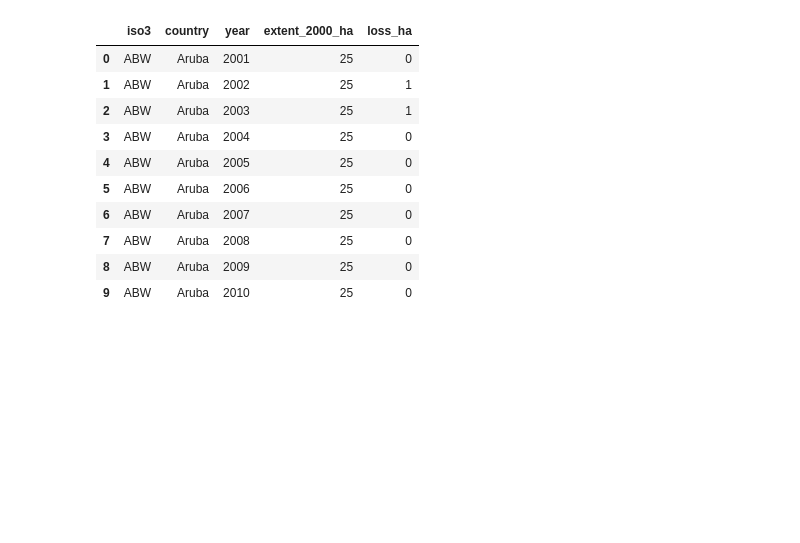
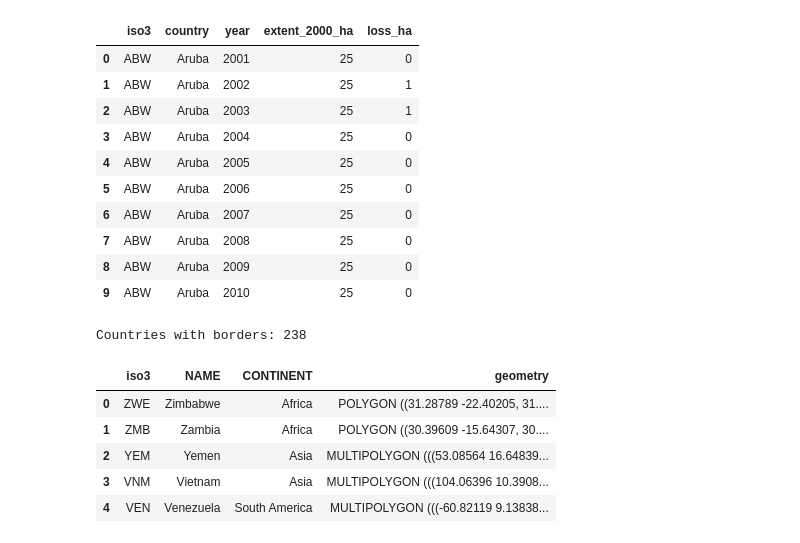
Before and after one commit to AndrewEberhardt/DataScienceProject, a Jupyter notebook: notebooks/1-Forest-Loss.ipynb, the cells around one changed output. Cells and saved outputs as stored; diff of their text form; code cells hidden in the pictures; blank space fills up the shorter version.

```diff
--- a/notebooks/1-Forest-Loss.ipynb
+++ b/notebooks/1-Forest-Loss.ipynb
@@ -185,0 +190,22 @@ Duplicated country-years: 0
+# %%
+import geopandas as gpd
+from shapely.geometry import box
+
+url_borders = ("https://raw.githubusercontent.com/nvkelso/natural-earth-vector/"
+               "master/geojson/ne_50m_admin_0_countries.geojson")
+world = gpd.read_file(url_borders)
+
+world = world[["ISO_A3_EH", "NAME", "CONTINENT", "geometry"]]
+world = world.rename(columns={"ISO_A3_EH": "iso3"})
+world = world[world["iso3"] != "-99"].reset_index(drop=True)
+
+print("Countries with borders:", len(world))
+world.head()
+# %% [output]
+Countries with borders: 238
+|  | iso3 | NAME | CONTINENT | geometry |
+| 0 | ZWE | Zimbabwe | Africa | POLYGON ((31.28789 -22.40205, 31.... |
+| 1 | ZMB | Zambia | Africa | POLYGON ((30.39609 -15.64307, 30.... |
+| 2 | YEM | Yemen | Asia | MULTIPOLYGON (((53.08564 16.64839... |
+| 3 | VNM | Vietnam | Asia | MULTIPOLYGON (((104.06396 10.3908... |
+| 4 | VEN | Venezuela | South America | MULTIPOLYGON (((-60.82119 9.13838... |
```
Also changed, not shown: parts of 3 cells of this notebook.
